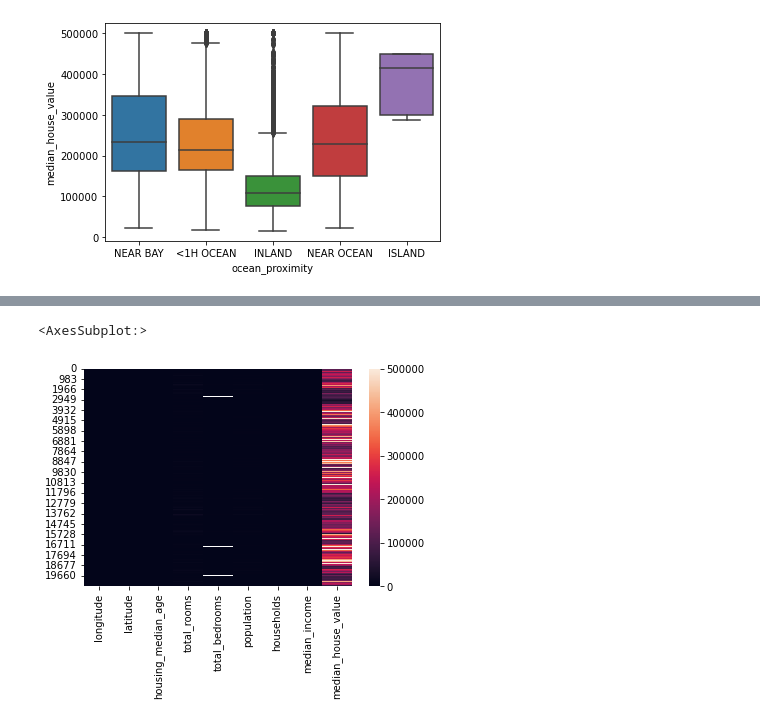
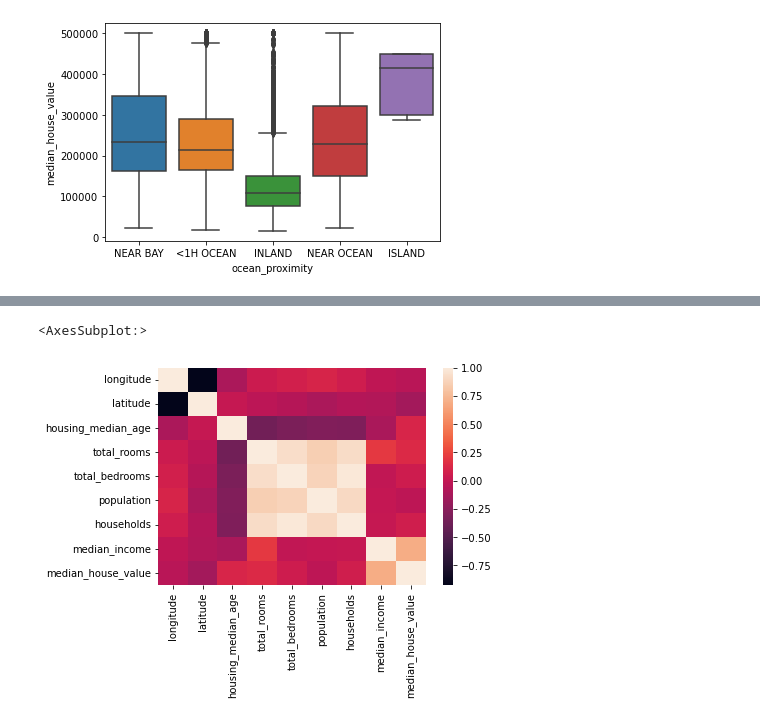
Before and after one commit to leeran7/data-science-class, a Jupyter notebook: Homework 2 Spring 2022 Exploratory Data Analysis.ipynb, the cells around one changed output, grey strips where cells are left out. Saved outputs shown, nothing was run; the diff lists cells and outputs as text; code cells hidden in the pictures.

```diff
--- a/Homework 2 Spring 2022 Exploratory Data Analysis.ipynb
+++ b/Homework 2 Spring 2022 Exploratory Data Analysis.ipynb
@@ -198,8 +221,9 @@ sns.pairplot(cali)
 # %%
 #19) #Show a heat map to determine if  your observations correct
+sns.heatmap(cali.corr())
 # %% [output]
 <AxesSubplot:>
-[figure, old version]
+[figure, new version]
 # %%
 #20) look at the iris dataset that  we plotted together in class (there were
 #four features plotted, one was x axis, one was y axis one was size and
```
Also changed, not shown: parts of 7 cells of this notebook, 1 other file.
